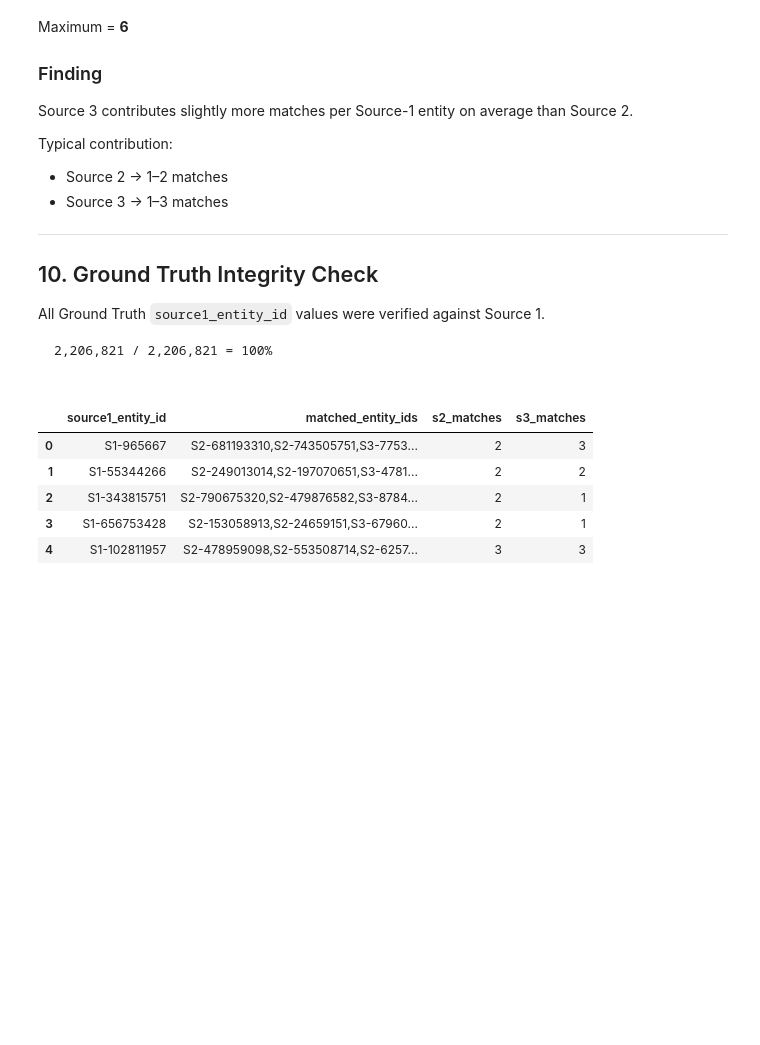
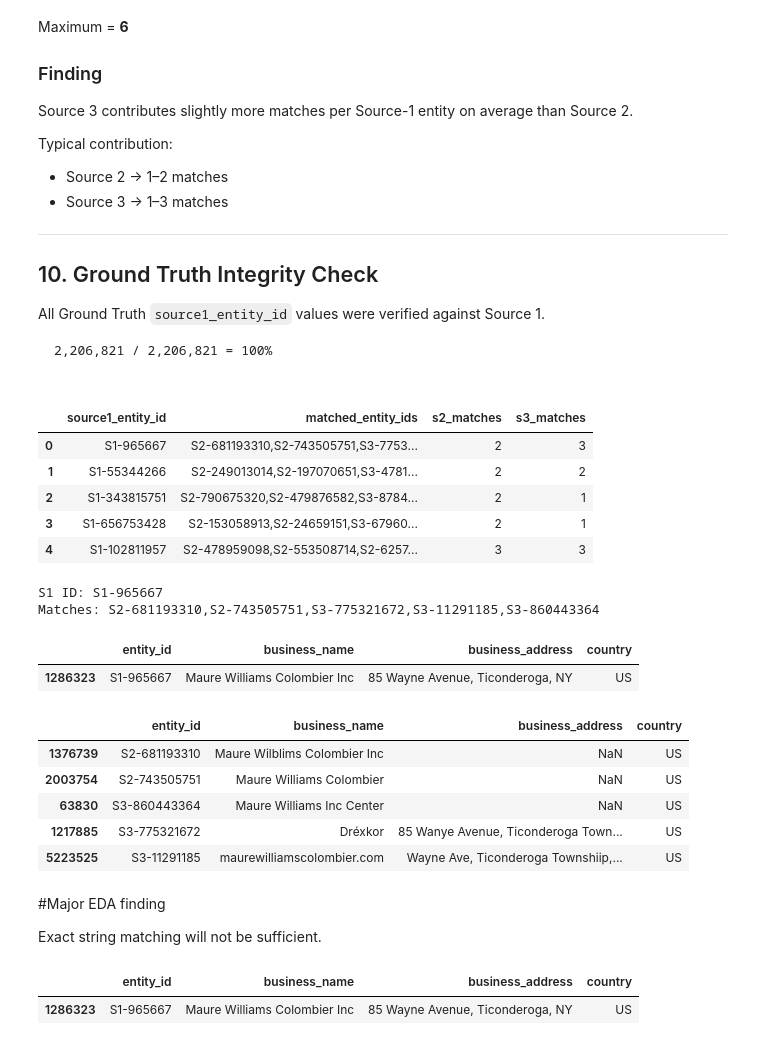
Before and after one commit to Phenominer/MLchallenge, a Jupyter notebook: notebooks/eda.ipynb, the cells around one changed output. Cells and saved outputs as stored; diff of their text form; code cells hidden in the pictures; blank space fills up the shorter version.

```diff
--- a/notebooks/eda.ipynb
+++ b/notebooks/eda.ipynb
@@ -5,13 +5,19 @@
 Structured exploratory analysis of challenge data across Source 1, 2, 3, and Ground Truth.
 # %%
 import pandas as pd
+import numpy as np
+from rapidfuzz.fuzz import ratio
+from tqdm import tqdm
 
 path = "../ML_dataset/student_resource/dataset/train"
 
 s1 = pd.read_csv(f"{path}/train_source1.tsv", sep="\t")
 s2 = pd.read_csv(f"{path}/train_source2.tsv", sep="\t")
 s3 = pd.read_csv(f"{path}/train_source3.tsv", sep="\t")
+source1 = s1
 gt = pd.read_csv(f"{path}/train_ground_truth.tsv", sep="\t")
+source2 = pd.read_csv(f"{path}/train_source2.tsv", sep="\t")
+source3 = pd.read_csv(f"{path}/train_source3.tsv", sep="\t")
 # %%
 datasets = {
     "Source 1": s1,
@@ -610,3 +616,37 @@ sample_gt.head()
 | 2 | S1-343815751 | S2-790675320,S2-479876582,S3-8784... | 2 | 1 |
 | 3 | S1-656753428 | S2-153058913,S2-24659151,S3-67960... | 2 | 1 |
 | 4 | S1-102811957 | S2-478959098,S2-553508714,S2-6257... | 3 | 3 |
+# %%
+row = gt.iloc[0]
+
+print("S1 ID:", row["source1_entity_id"])
+print("Matches:", row["matched_entity_ids"])
+# %% [output]
+S1 ID: S1-965667
+Matches: S2-681193310,S2-743505751,S3-775321672,S3-11291185,S3-860443364
+# %%
+s1[s1["entity_id"] == "S1-965667"]
+# %% [output]
+|  | entity_id | business_name | business_address | country |
+| 1286323 | S1-965667 | Maure Williams Colombier Inc | 85 Wayne Avenue, Ticonderoga, NY | US |
+# %%
+ids = [
+    "S2-681193310", "S2-743505751",
+    "S3-775321672", "S3-11291185", "S3-860443364"
+]
+
+pd.concat([
+    source2[source2["entity_id"].isin(ids)],
+    source3[source3["entity_id"].isin(ids)]
+])
+# %% [output]
+|  | entity_id | business_name | business_address | country |
+| 1376739 | S2-681193310 | Maure Wilblims Colombier Inc | NaN | US |
+| 2003754 | S2-743505751 | Maure Williams Colombier | NaN | US |
+| 63830 | S3-860443364 | Maure Williams Inc Center | NaN | US |
+| 1217885 | S3-775321672 | Dréxkor | 85 Wanye Avenue, Ticonderoga Town... | US |
+| 5223525 | S3-11291185 | maurewilliamscolombier.com | Wayne Ave, Ticonderoga Townshiip,... | US |
+# %% [markdown]
+#Major EDA finding
+
+Exact string matching will not be sufficient.
@@ -612,0 +657,5 @@ sample_gt.head()
+# %%
+source1[source1["entity_id"] == "S1-965667"]
+# %% [output]
+|  | entity_id | business_name | business_address | country |
+| 1286323 | S1-965667 | Maure Williams Colombier Inc | 85 Wayne Avenue, Ticonderoga, NY | US |
```
Also changed, not shown: parts of 25 cells of this notebook.
